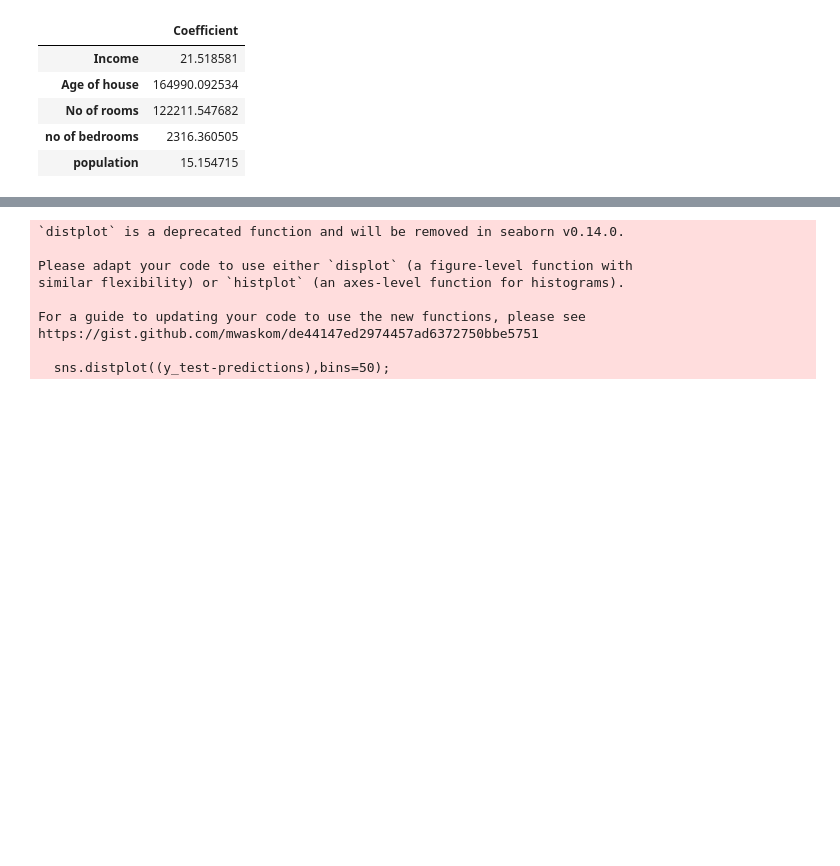
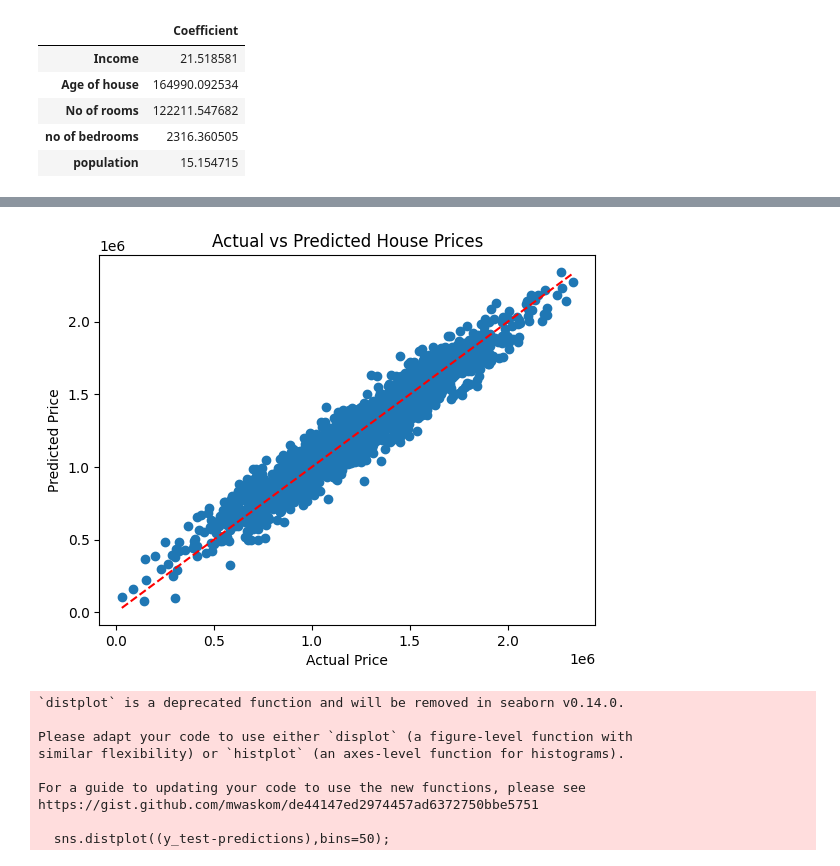
Before and after one commit to BilalNoori/regression, a Jupyter notebook: Untitled22.ipynb, the cells around one changed output, grey strips where cells are left out. Saved outputs shown, nothing was run; the diff lists cells and outputs as text; code cells hidden in the pictures; blank space fills up the shorter version.

```diff
--- a/Untitled22.ipynb
+++ b/Untitled22.ipynb
@@ -169,0 +213,12 @@ Text(0, 0.5, 'predictions')
+# %%
+# standardize the test set using the same scaler object used for training data
+X_test_std = scaler.transform(X_test)
+
+# predict house prices for the test set using the linear regression model
+y_pred = model.predict(X_test_std)
+
+# create a pandas dataframe with the predicted values and actual values for comparison
+df_results = pd.DataFrame({'Actual Price': y_test, 'Predicted Price': y_pred})
+
+# print the dataframe
+print(df_results)
@@ -170,3 +240,19 @@ Text(0, 0.5, 'predictions')
+# %%
+# create a scatter plot of actual vs predicted house prices
+plt.scatter(y_test, y_pred)
+
+# add labels and title to the plot
+plt.xlabel('Actual Price')
+plt.ylabel('Predicted Price')
+plt.title('Actual vs Predicted House Prices')
+
+# add a diagonal line to the plot for comparison
+plt.plot([y_test.min(), y_test.max()], [y_test.min(), y_test.max()], 'r--')
+
+# show the plot
+plt.show()
+# %% [output]
+[figure, added]
 # %%
 sns.distplot((y_test-predictions),bins=50);
 # %% [output]
```
Also changed, not shown: parts of 14 cells of this notebook.
